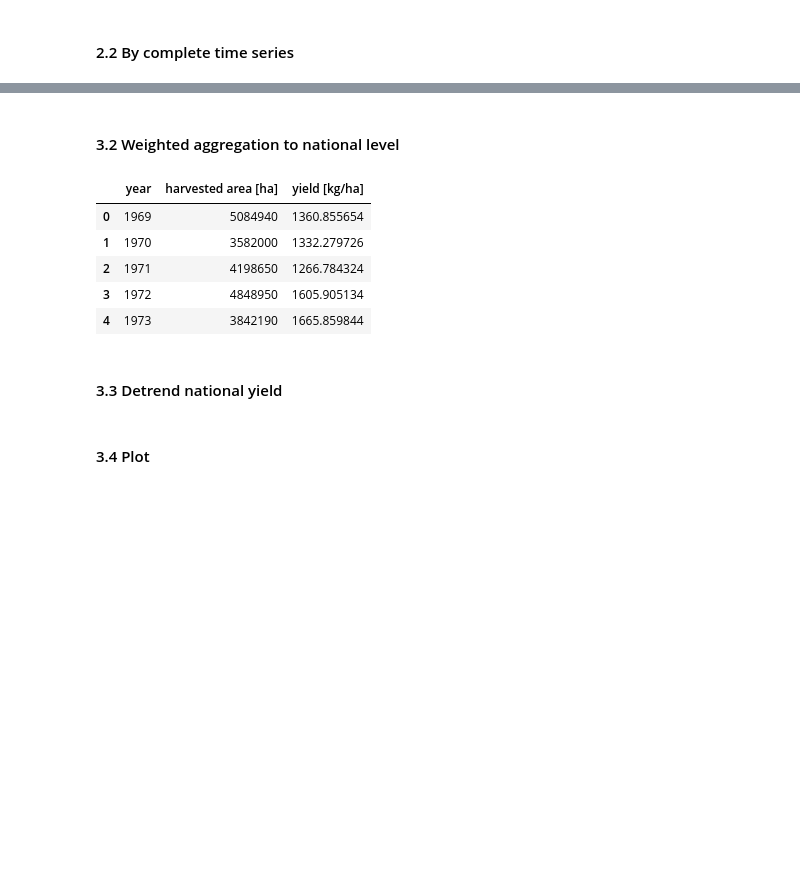
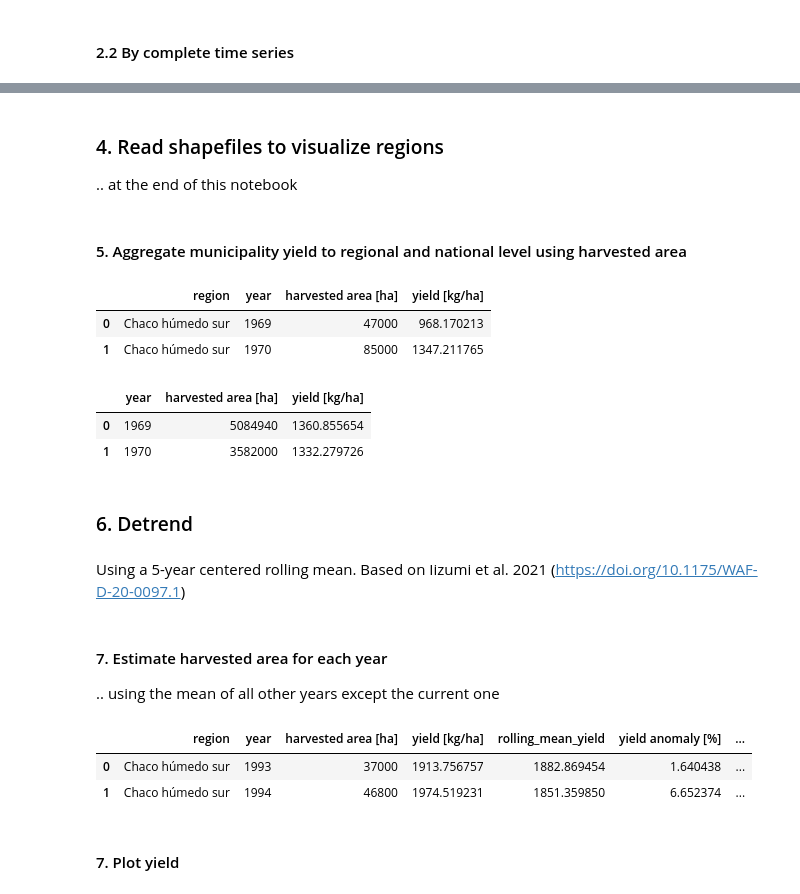
Before and after one commit to mzachow/wheat-yield-forecast-argentina, a Jupyter notebook: 1_prepare_wheat_data.ipynb, the cells around one changed output, grey strips where cells are left out. Saved outputs shown, nothing was run; the diff lists cells and outputs as text; code cells hidden in the pictures; blank space fills up the shorter version.

```diff
--- a/1_prepare_wheat_data.ipynb
+++ b/1_prepare_wheat_data.ipynb
@@ -27,6 +40,8 @@ df["year"] = df["year"].str[:4].astype(int)
 # Add name column
 df["province"] = df["province"].str.lower().apply(lambda x: unidecode(x))
 df["municipality"] = df["municipality"].str.lower().apply(lambda x: unidecode(x))
+# Rename one instance of municipality to match with region names in section 3
+df["municipality"] = df["municipality"].replace("coronel de marina l rosales", "coronel de marina leonardo rosales")
 df["name"] = df["province"] + " " + df["municipality"]
 df = df[["year", "province", "municipality", "name", "production [t]", "harvested area [ha]", "yield [kg/ha]"]]
 
@@ -41,7 +56,7 @@ df.head(2)
 #### 2.1 By highest production
 # %%
 production_by_province = df.groupby("province")["production [t]"].sum().reset_index().sort_values(by="production [t]", ascending=False).reset_index(drop=True)
-production_by_province["production cumsum [%]"] = np.round(100 * production_by_province["production [t]"] / df["production [t]"].sum()).cumsum()
+production_by_province["production cumsum [%]"] = np.round(100 * production_by_province["production [t]"] / production_by_province["production [t]"].sum()).cumsum()
 
 df = df.loc[df["province"].isin(production_by_province.iloc[:5]["province"].unique())].reset_index(drop=True)
 # %% [markdown]
@@ -69,0 +87,21 @@ df.head(2)
+# %%
+# Read file
+regions = pd.read_excel("files/regions/cluster.xlsx")
+
+# Remane columns
+regions.columns = ["municipality", "province", "region", "regionID"]
+
+# Remove "Departamento de " and "Partido de " from municipality names
+regions["municipality"] = regions["municipality"].apply(lambda x: x.replace("Departamento de ", "").replace("Partido de ", ""))
+
+# Add name column
+regions["province"] = regions["province"].str.lower().apply(lambda x: unidecode(x))
+regions["municipality"] = regions["municipality"].str.lower().apply(lambda x: unidecode(x))
+regions["name"] = regions["province"] + " " + regions["municipality"]
+
+# Filter relevant provinces
+regions = regions.loc[regions["province"].isin(production_by_province.iloc[:5]["province"].unique())].reset_index(drop=True)
+
+# Merge region information to df
+region_yield = df.merge(regions[["name", "region", "regionID"]], on="name", how="left")
+region_yield.head()
@@ -70 +115,5 @@ df.head(2)
+# %% [markdown]
+### 4. Read shapefiles to visualize regions
+
+.. at the end of this notebook
 # %%
@@ -90,23 +135,34 @@ study_region.to_file('files/shapefiles/study_region.shp', driver='ESRI Shapefile
-# %% [markdown]
-#### 3.2 Weighted aggregation to national level
+# %% [markdown]
+#### 5. Aggregate municipality yield to regional and national level using harvested area
+# %%
+df_regional = (
+    region_yield.assign(yield_weighted=region_yield["yield [kg/ha]"] * region_yield["harvested area [ha]"])
+    .groupby(["region", "year"])
+    .agg({"harvested area [ha]": "sum", "yield_weighted": "sum"})
+    .assign(yield_kg_per_ha=lambda x: x["yield_weighted"] / x["harvested area [ha]"])
+    .reset_index()
+    .rename(columns={"yield_kg_per_ha": "yield [kg/ha]"})
+    [["region", "year", "harvested area [ha]", "yield [kg/ha]"]]
+)
+
+df_regional.head(2)
+# %% [output]
+|  | region | year | harvested area [ha] | yield [kg/ha] |
+| 0 | Chaco húmedo sur | 1969 | 47000 | 968.170213 |
+| 1 | Chaco húmedo sur | 1970 | 85000 | 1347.211765 |
 # %%
 df_national = (
-    df.assign(yield_weighted=df["yield [kg/ha]"] * df["harvested area [ha]"])
-    .groupby("year")
+    region_yield.assign(yield_weighted=region_yield["yield [kg/ha]"] * region_yield["harvested area [ha]"])
+    .groupby(["year"])
     .agg({"harvested area [ha]": "sum", "yield_weighted": "sum"})
     .assign(yield_kg_per_ha=lambda x: x["yield_weighted"] / x["harvested area [ha]"])
     .reset_index()
     .rename(columns={"yield_kg_per_ha": "yield [kg/ha]"})
     [["year", "harvested area [ha]", "yield [kg/ha]"]]
 )
 
-df_national.head()
+df_national.head(2)
 # %% [output]
 |  | year | harvested area [ha] | yield [kg/ha] |
 | 0 | 1969 | 5084940 | 1360.855654 |
 | 1 | 1970 | 3582000 | 1332.279726 |
-| 2 | 1971 | 4198650 | 1266.784324 |
-| 3 | 1972 | 4848950 | 1605.905134 |
-| 4 | 1973 | 3842190 | 1665.859844 |
-# %% [markdown]
-#### 3.3 Detrend national yield
@@ -140,0 +169,4 @@ df_national["yield anomaly [%]"] = (df_national["yield [kg/ha]"] - df_national["
+# %% [markdown]
+### 6. Detrend
+# %% [markdown]
+Using a 5-year centered rolling mean. Based on Iizumi et al. 2021 (https://doi.org/10.1175/WAF-D-20-0097.1)
@@ -140,0 +181,3 @@ df_national["yield anomaly [%]"] = (df_national["yield [kg/ha]"] - df_national["
+# %% [markdown]
+#### 7. Estimate harvested area for each year
+.. using the mean of all other years except the current one
@@ -141,3 +186,9 @@ df_national["yield anomaly [%]"] = (df_national["yield [kg/ha]"] - df_national["
+# %%
+df_regional.head(2)
+# %% [output]
+|  | region | year | harvested area [ha] | yield [kg/ha] | rolling_mean_yield | yield anomaly [%] | ... |
+| 0 | Chaco húmedo sur | 1993 | 37000 | 1913.756757 | 1882.869454 | 1.640438 | ... |
+| 1 | Chaco húmedo sur | 1994 | 46800 | 1974.519231 | 1851.359850 | 6.652374 | ... |
 # %% [markdown]
-#### 3.4 Plot
+#### 7. Plot yield
 # %%
```
Also changed, not shown: parts of 19 cells of this notebook, 18 other files.
